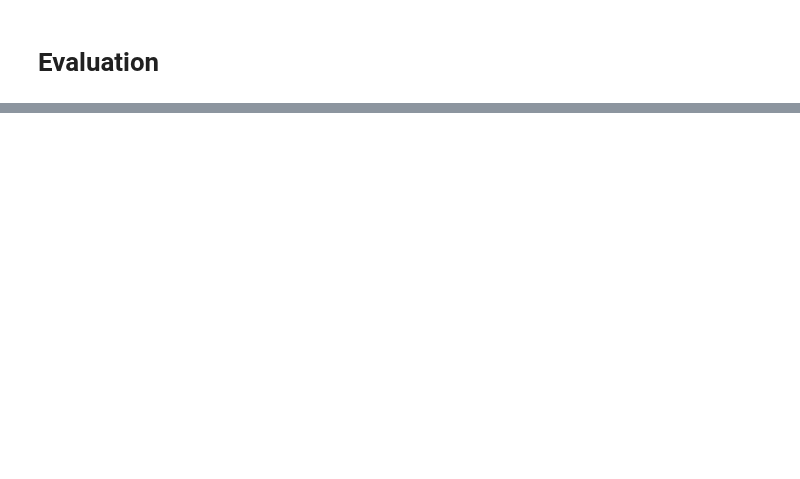
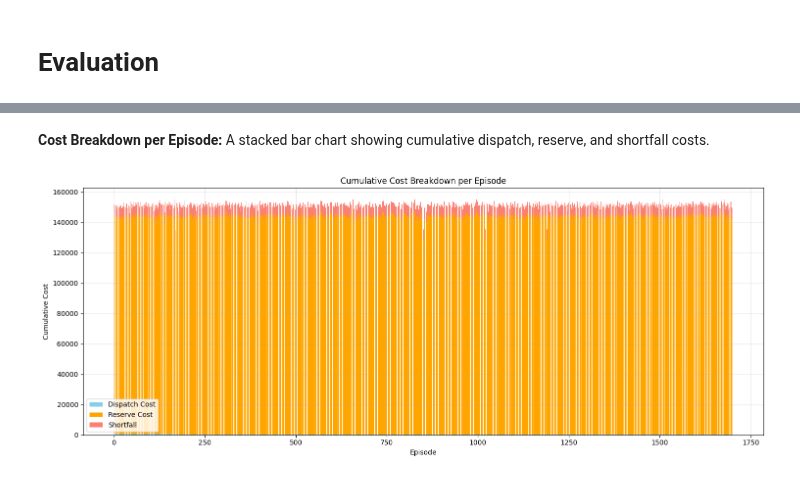
Before and after one commit to CLAIR-LAB-TECHNION/energy-net, a Jupyter notebook: notebooks/Running_the_day_ahead_market_cycle.ipynb, the cells around one changed output, grey strips where cells are left out. Saved outputs shown, nothing was run; the diff lists cells and outputs as text; code cells hidden in the pictures; blank space fills up the shorter version.

```diff
--- a/notebooks/Running_the_day_ahead_market_cycle.ipynb
+++ b/notebooks/Running_the_day_ahead_market_cycle.ipynb
@@ -679,0 +676,31 @@ Loaded runtime data with 84 episodes.
+# %% [markdown]
+**Cost Breakdown per Episode:** A stacked bar chart showing cumulative dispatch, reserve, and shortfall costs.
+# %%
+# Plot 3: Cost Breakdown per Episode (Aggregated over Episodes)
+cumulative_dispatch_cost = []
+cumulative_reserve_cost = []
+cumulative_shortfall = []
+episode_indices = list(range(1, len(all_episodes_actions) + 1))
+
+for ep in all_episodes_actions:
+    dispatch_cost = sum(step.get('dispatch_cost', 0.0) for step in ep)
+    reserve_cost = sum(step.get('reserve_cost', 0.0) for step in ep)
+    shortfall = sum(step.get('shortfall', 0.0) for step in ep)
+    cumulative_dispatch_cost.append(dispatch_cost)
+    cumulative_reserve_cost.append(reserve_cost)
+    cumulative_shortfall.append(shortfall)
+
+plt.figure(figsize=(15, 6))
+plt.bar(episode_indices, cumulative_dispatch_cost, label='Dispatch Cost', color='skyblue')
+plt.bar(episode_indices, cumulative_reserve_cost, bottom=cumulative_dispatch_cost, label='Reserve Cost', color='orange')
+bottom_stack = np.array(cumulative_dispatch_cost) + np.array(cumulative_reserve_cost)
+plt.bar(episode_indices, cumulative_shortfall, bottom=bottom_stack, label='Shortfall', color='salmon')
+plt.xlabel("Episode")
+plt.ylabel("Cumulative Cost")
+plt.title("Cumulative Cost Breakdown per Episode")
+plt.legend()
+plt.grid(True, alpha=0.3)
+plt.tight_layout()
+plt.show()
+# %% [output]
+[figure, added]
```
Also changed, not shown: parts of 52 cells of this notebook.
